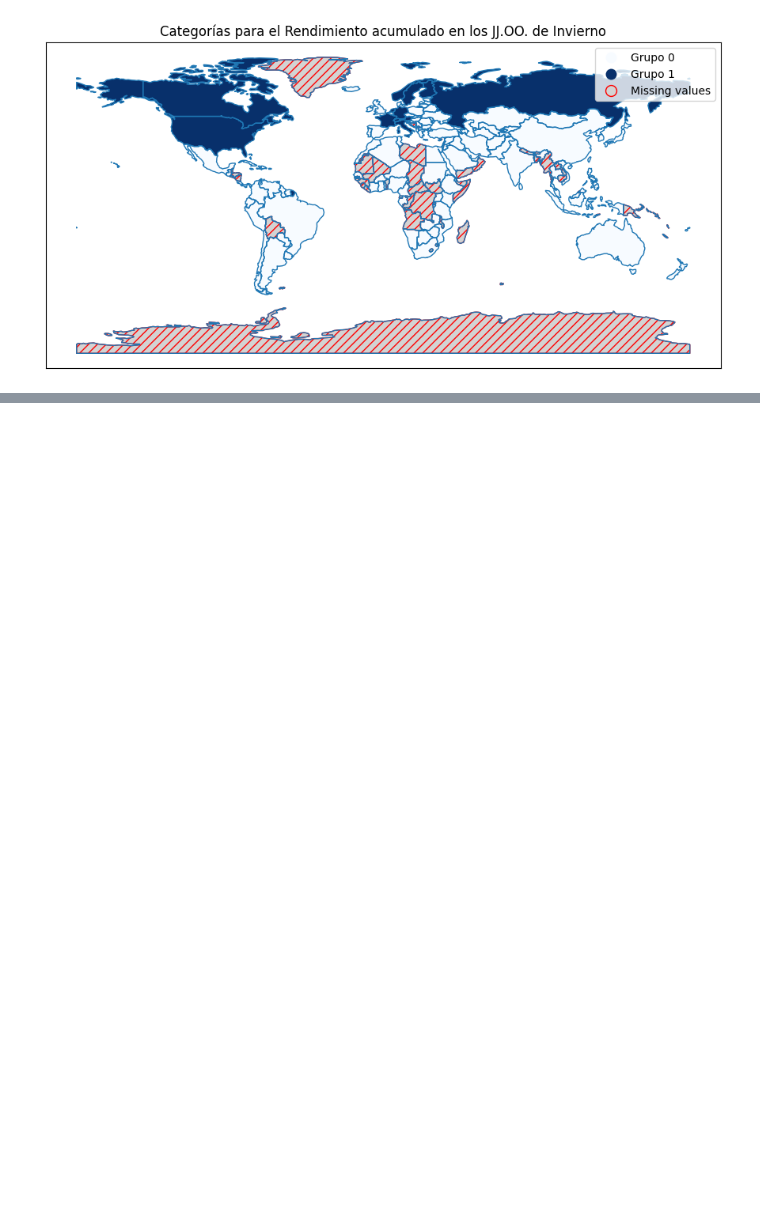
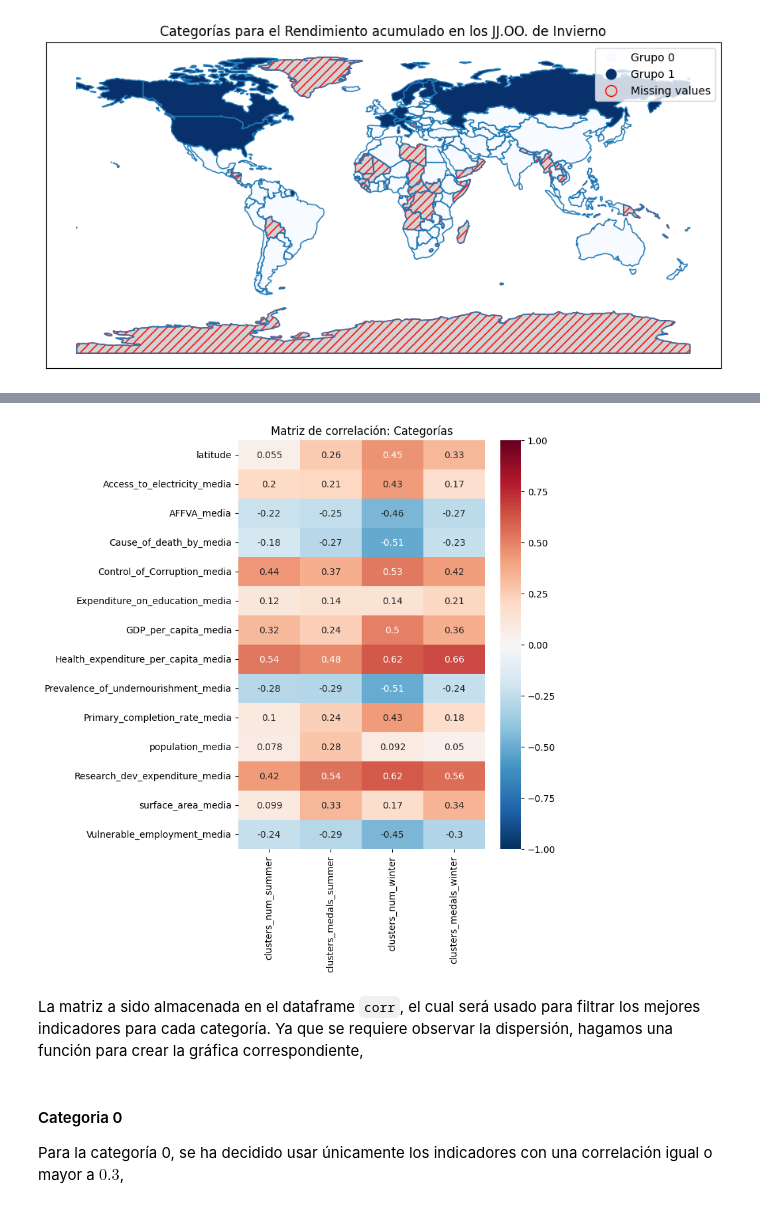
Before and after one commit to leodan52/OlympicMedalsByCountry, a Jupyter notebook: 02-Analisis_predictivo.ipynb, the cells around one changed output, grey strips where cells are left out. Cells and saved outputs as stored; diff of their text form; code cells hidden in the pictures; blank space fills up the shorter version.

```diff
--- a/02-Analisis_predictivo.ipynb
+++ b/02-Analisis_predictivo.ipynb
@@ -96,26 +152,10 @@ medals_winter = ["gold_winter", "silver_winter", "bronze_winter"]
 # %% [markdown]
 Luego, definamos la lista de indicadores a utilizar. Los indicadores que usaremos aquí se ha seleccionado usando de base el análisis de correlación realizado en el Análisis Estadístico descriptivo. Solo se seleccionaron aquellos que obtuvieron una Correlación Débil o mayor en alguno de los parámetros olímpicos,
 # %%
-indicadores_summer = [
+indicadores = [
 	"latitude",
+	"Access_to_electricity_media",
 	"AFFVA_media",
-	"Access_to_electricity_media",
-	"Cause_of_death_by_media",
-	"Control_of_Corruption_media",
-	"GDP_per_capita_media",
-	"Health_expenditure_per_capita_media",
-	"Prevalence_of_undernourishment_media",
-	"Primary_completion_rate_media",
-	"Research_dev_expenditure_media",
-	"Vulnerable_employment_media",
-	"population_media",
-	"surface_area_media"
-]
-
-indicadores_winter = {
-	"latitude",
-	"AFFVA_media",
-	"Access_to_electricity_media",
 	"Cause_of_death_by_media",
 	"Control_of_Corruption_media",
 	"Expenditure_on_education_media",
@@ -123,7 +163,8 @@ indicadores_winter = {
 	"Health_expenditure_per_capita_media",
 	"Prevalence_of_undernourishment_media",
 	"Primary_completion_rate_media",
+	"population_media",
 	"Research_dev_expenditure_media",
-	"Vulnerable_employment_media",
-	"surface_area_media"
-}
+	"surface_area_media",
+	"Vulnerable_employment_media"
+]
@@ -455,0 +531,16 @@ crear_mapamundi(df, categorias[3], world,
+# %%
+def grafico_de_correlación(corr, figsize=(6,8)):
+	fig, ax = plt.subplots(figsize=figsize)
+
+	sns.heatmap(data=corr,
+			 cmap='RdBu_r', center=0,
+			 vmin=-1, vmax=1, annot=True, ax=ax)
+	ax.set_title("Matriz de correlación: Categorías")
+	plt.show()
+
+corr = df[indicadores + categorias].corr().loc[indicadores, categorias].copy()
+grafico_de_correlación(corr)
+# %% [output]
+[figure, added]
+# %% [markdown]
+La matriz a sido almacenada en el dataframe `corr`, el cual será usado para filtrar los mejores indicadores para cada categoría. Ya que se requiere observar la dispersión, hagamos una función para crear la gráfica correspondiente,
@@ -455,0 +553,4 @@ crear_mapamundi(df, categorias[3], world,
+# %% [markdown]
+#### Categoria 0
+
+Para la categoría 0, se ha decidido usar únicamente los indicadores con una correlación igual o mayor a $0.3$,
```
Also changed, not shown: parts of 182 cells of this notebook, 1 other file.
